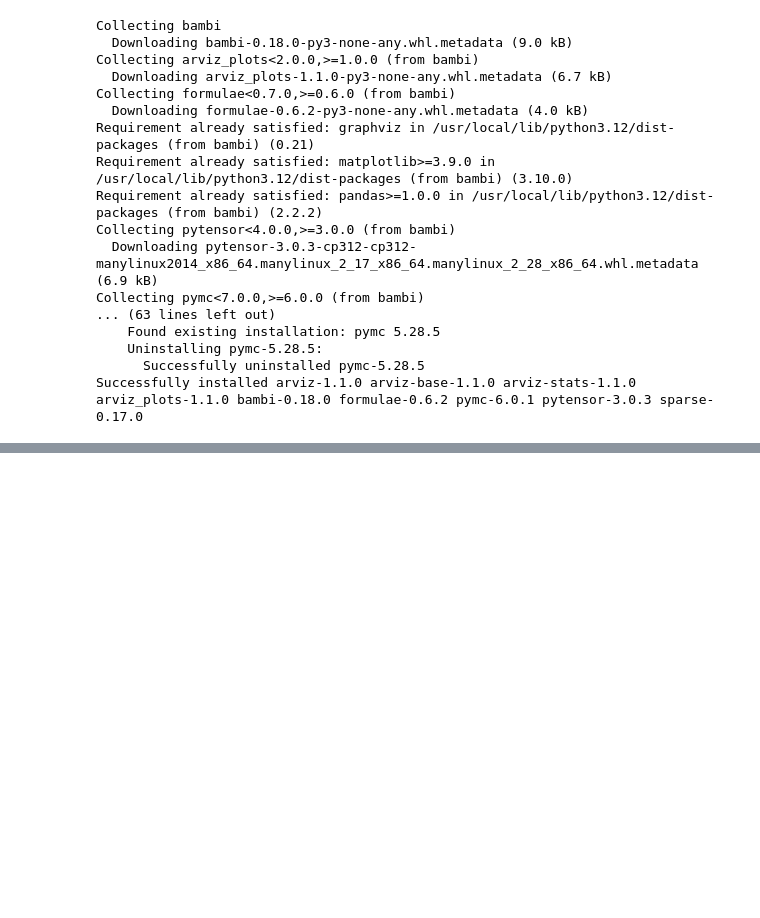
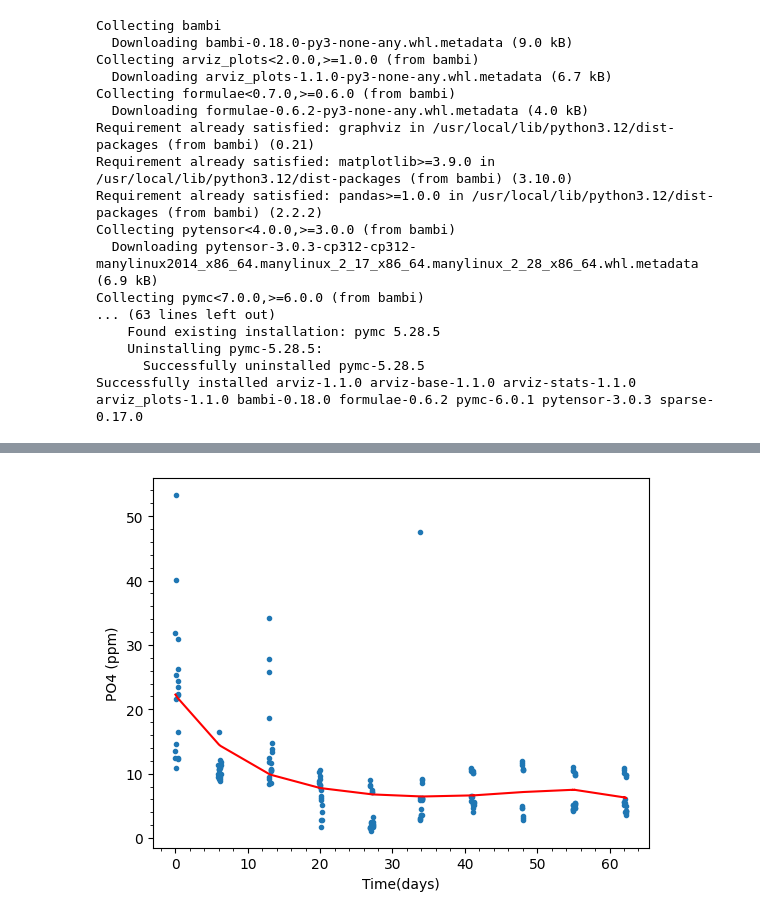
Before and after one commit to georginadd/EMSC2010_major_project, a Jupyter notebook: EMSC2010_Major_Assignment_u7925896.ipynb, the cells around one changed output, grey strips where cells are left out. Saved outputs shown, nothing was run; the diff lists cells and outputs as text; code cells hidden in the pictures; blank space fills up the shorter version.

```diff
--- a/EMSC2010_Major_Assignment_u7925896.ipynb
+++ b/EMSC2010_Major_Assignment_u7925896.ipynb
@@ -140,0 +107,14 @@ dtype: int64
+# %%
+# separate short term & long term trends
+#polyfit function just give polynomial with least squares regression (39 mins)
+order = 5 #set the polynomial order
+pp = np.polyfit(nutrients.Decimal_Time,nutrients.PO4_P,order) #fit the polynomial, pp will contain the polynomial coefficients
+trend = np.polyval(pp,nutrients.Decimal_Time) #find the value of the polynomial at each time point.
+
+plt.plot(nutrients.Decimal_Time,nutrients.PO4_P,'.') #plot the data
+plt.plot(nutrients.Decimal_Time,trend,'r') #plot the trend
+plt.xlabel('Time(days)') #label the x-axis
+plt.ylabel('PO4 (ppm)') #label the y-axis
+plt.minorticks_on() #add minorticks to the plot
+# %% [output]
+[figure, added]
```
Also changed, not shown: parts of 34 cells of this notebook.
